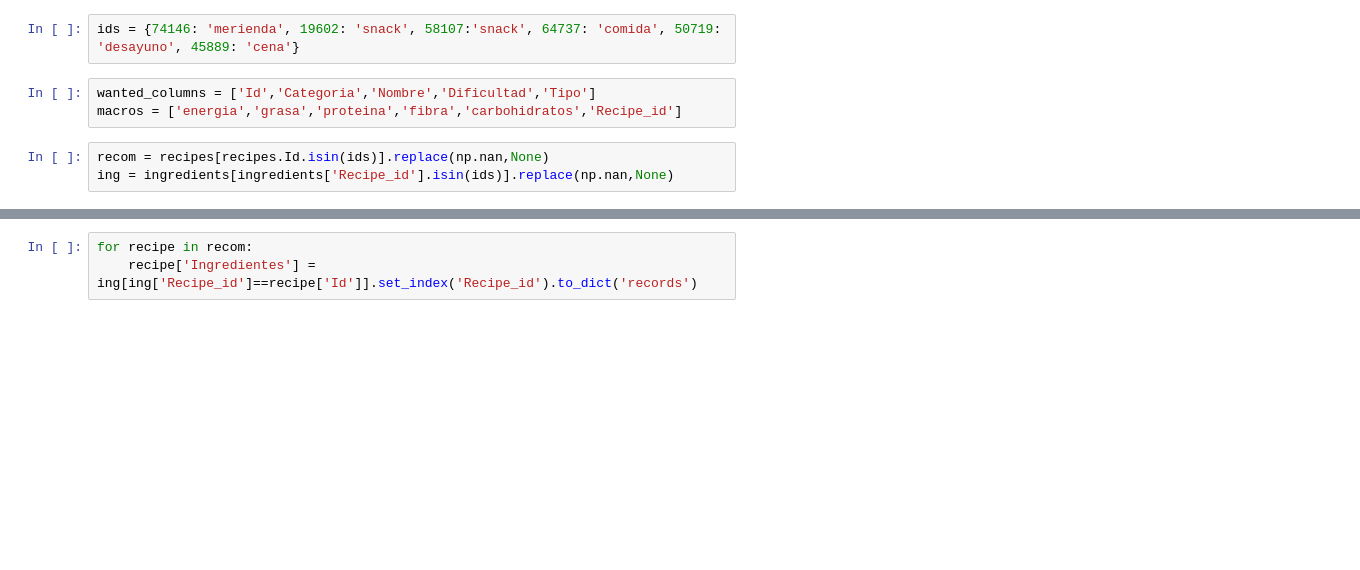
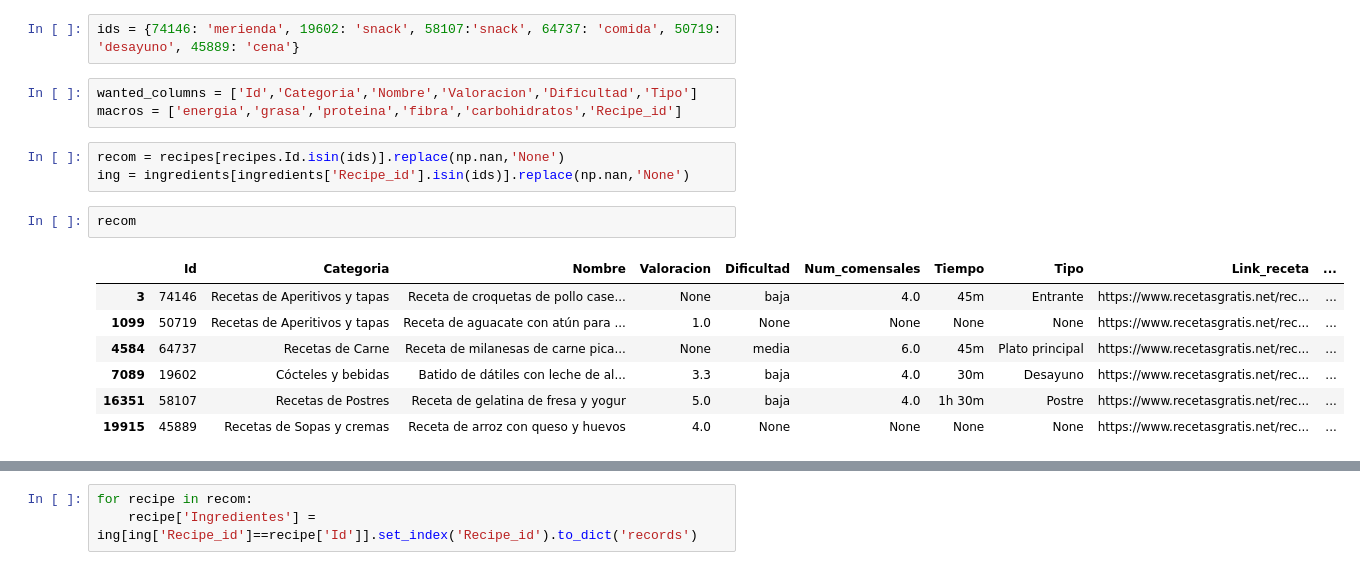
Before and after one commit to Shenia23/mangio, a Jupyter notebook: notebooks/Untitled1.ipynb, the cells around one changed output, grey strips where cells are left out. Cells and saved outputs as stored; diff of their text form; blank space fills up the shorter version.

```diff
--- a/notebooks/Untitled1.ipynb
+++ b/notebooks/Untitled1.ipynb
@@ -8,11 +8,21 @@ ingredients = pd.read_csv('../data/ingredients_100.csv')
 # %%
 ids = {74146: 'merienda', 19602: 'snack', 58107:'snack', 64737: 'comida', 50719: 'desayuno', 45889: 'cena'}
 # %%
-wanted_columns = ['Id','Categoria','Nombre','Dificultad','Tipo']
+wanted_columns = ['Id','Categoria','Nombre','Valoracion','Dificultad','Tipo']
 macros = ['energia','grasa','proteina','fibra','carbohidratos','Recipe_id']
 # %%
-recom = recipes[recipes.Id.isin(ids)].replace(np.nan,None)
-ing = ingredients[ingredients['Recipe_id'].isin(ids)].replace(np.nan,None)
+recom = recipes[recipes.Id.isin(ids)].replace(np.nan,'None')
+ing = ingredients[ingredients['Recipe_id'].isin(ids)].replace(np.nan,'None')
+# %%
+recom
+# %% [output]
+|  | Id | Categoria | Nombre | Valoracion | Dificultad | Num_comensales | Tiempo | Tipo | Link_receta | ... |
+| 3 | 74146 | Recetas de Aperitivos y tapas | Receta de croquetas de pollo case... | None | baja | 4.0 | 45m | Entrante | https://www.recetasgratis.net/rec... | ... |
+| 1099 | 50719 | Recetas de Aperitivos y tapas | Receta de aguacate con atún para ... | 1.0 | None | None | None | None | https://www.recetasgratis.net/rec... | ... |
+| 4584 | 64737 | Recetas de Carne | Receta de milanesas de carne pica... | None | media | 6.0 | 45m | Plato principal | https://www.recetasgratis.net/rec... | ... |
+| 7089 | 19602 | Cócteles y bebidas | Batido de dátiles con leche de al... | 3.3 | baja | 4.0 | 30m | Desayuno | https://www.recetasgratis.net/rec... | ... |
+| 16351 | 58107 | Recetas de Postres | Receta de gelatina de fresa y yogur | 5.0 | baja | 4.0 | 1h 30m | Postre | https://www.recetasgratis.net/rec... | ... |
+| 19915 | 45889 | Recetas de Sopas y cremas | Receta de arroz con queso y huevos | 4.0 | None | None | None | None | https://www.recetasgratis.net/rec... | ... |
 # %%
 recom = recom[wanted_columns]
 recom['Comida'] = recom['Id'].apply(lambda x: ids[x])
```
Also changed, not shown: parts of 4 cells of this notebook, 11 other files.
